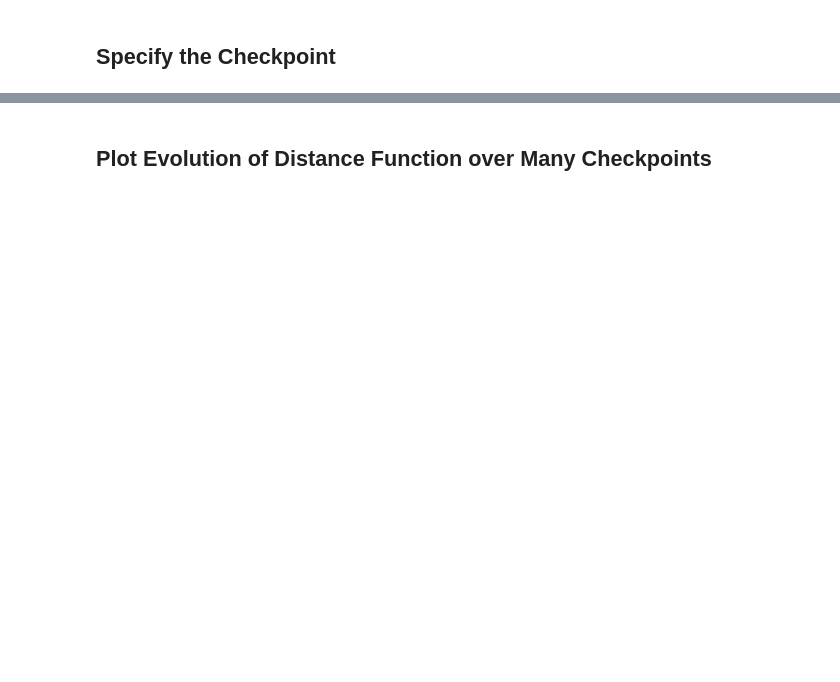
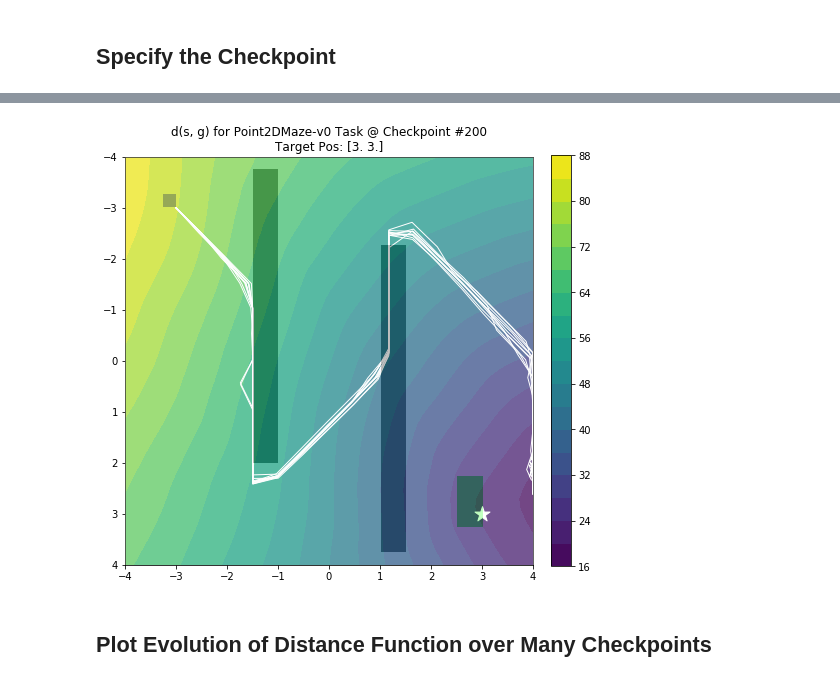
Before and after one commit to abhishekunique/RND-ashwin, a Jupyter notebook: notebooks/reward_learning/ddl.ipynb, the cells around one changed output, grey strips where cells are left out. Saved outputs shown, nothing was run; the diff lists cells and outputs as text; code cells hidden in the pictures; blank space fills up the shorter version.

```diff
--- a/notebooks/reward_learning/ddl.ipynb
+++ b/notebooks/reward_learning/ddl.ipynb
@@ -12,7 +41,7 @@ from matplotlib.patches import Rectangle
 # %% [markdown]
 ## Specify the Experiment Directory
 # %%
-common_dir = '/home/justinvyu/ray_results'
+common_dir = '/home/kevinli/ray_results'
 universe = 'gym'
 domain = 'Point2D'
 task = 'Maze-v0'
@@ -39,0 +87,14 @@ print('PATH:\n', seed_path)
+# %%
+# Print hyperparameters
+
+with open(os.path.join(seed_path, 'params.pkl'), 'rb') as f:
+    params = pickle.load(f)
+
+# print(json.dumps(params, indent=4))
+hyperparams = {
+    'use_count_reward': params['environment_params']['training']['kwargs'].get('use_count_reward', False),
+    'discount': params['algorithm_params']['kwargs']['discount'],
+    'ext_reward_coeff': params['algorithm_params']['kwargs']['ext_reward_coeff']
+}
+for name, value in hyperparams.items():
+    print(f"{name}: {value}")
@@ -71,24 +123,41 @@ dists = distance_fn.predict([grid_vals, goal_vals])
+# %%
+# Load the distance function, goal, and environment,
+# then make distance predictions at points on a 50x50 grid
+distance_fn = checkpoint['distance_estimator']
+train_env = checkpoint['training_environment']
+target_pos = train_env.unwrapped._get_obs()['state_desired_goal']
+
+n_samples = 50
+grid_vals, _ = get_grid_vals(train_env, n_samples)
+goal_vals = np.repeat(target_pos[None], n_samples * n_samples, axis=0)
+dists = distance_fn.predict([grid_vals, goal_vals])
 # %%
+# Plot a contour map of distance predictions across the environment
 plt.figure(figsize=(8, 8))
 from matplotlib.patches import Rectangle
 
 plt.imshow(train_env.render('rgb_array', width=32, height=32),
            extent=(-4, 4, -4, 4), origin='lower', alpha=0.25, zorder=3)
 
+grid_vals, xys = get_grid_vals(train_env, 50)
 plt.gca().invert_yaxis()
 plt.contourf(xys[0], xys[1], dists.reshape(xys[0].shape), levels=20, zorder=1)
 plt.colorbar(fraction=0.046, pad=0.04)
+
+plot_trajectories(checkpoint, checkpoint_dir)
 
 if task == 'BoxWall-v1':
     currentAxis = plt.gca()
     currentAxis.add_patch(Rectangle((-2, -2), 4, 4,
                           alpha=1, fill=None, linewidth=4))
 
 plt.scatter(*target_pos, marker='*', s=250, color='white', zorder=2)
 
 plt.title(f'd(s, g) for {domain + task} Task @ Checkpoint #{checkpoint_to_analyze}\n'
           + f'Target Pos: {target_pos}')
 plt.show()
+# %% [output]
+[figure, added]
 # %% [markdown]
 ## Plot Evolution of Distance Function over Many Checkpoints
 # %%
```
Also changed, not shown: parts of 32 cells of this notebook.
